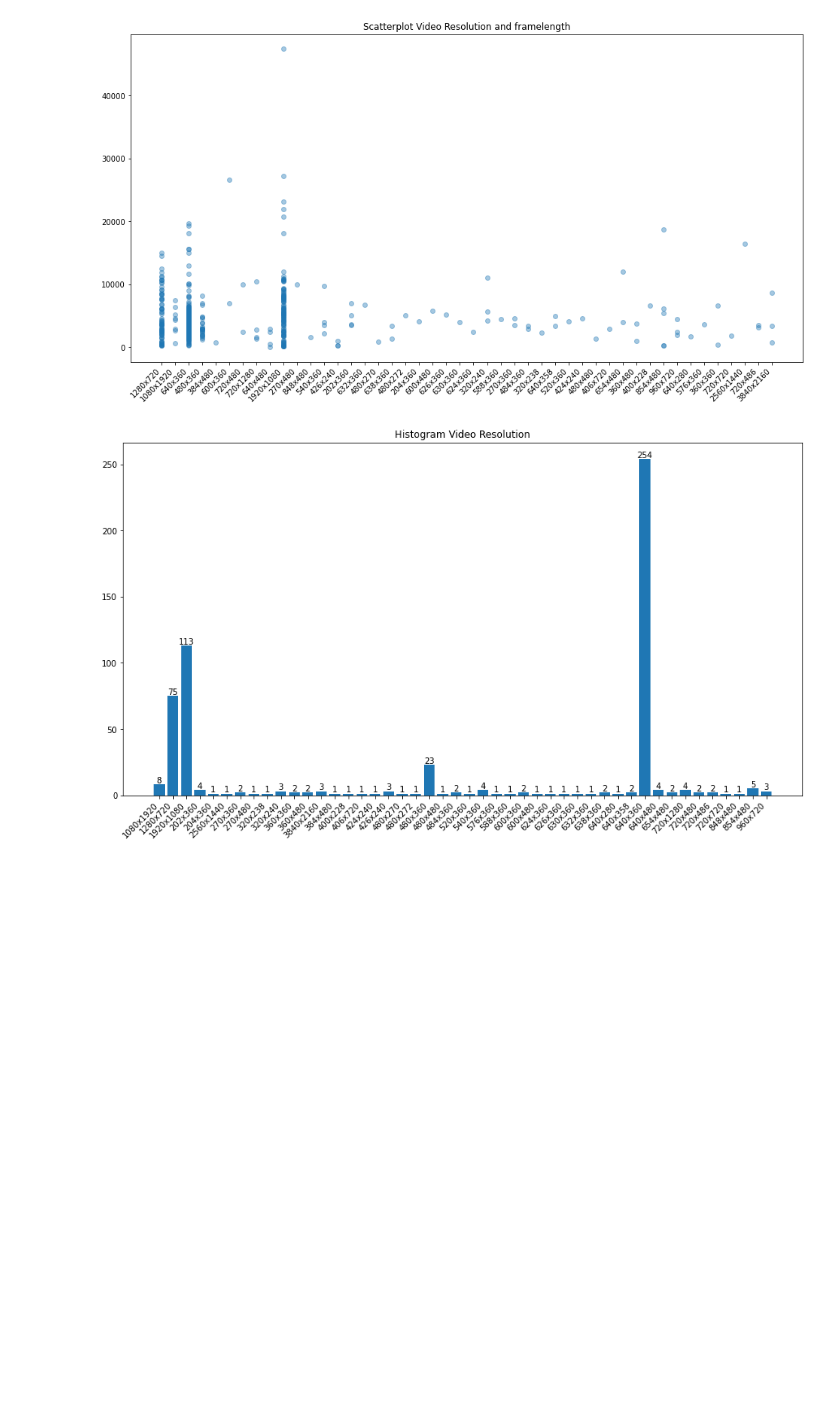
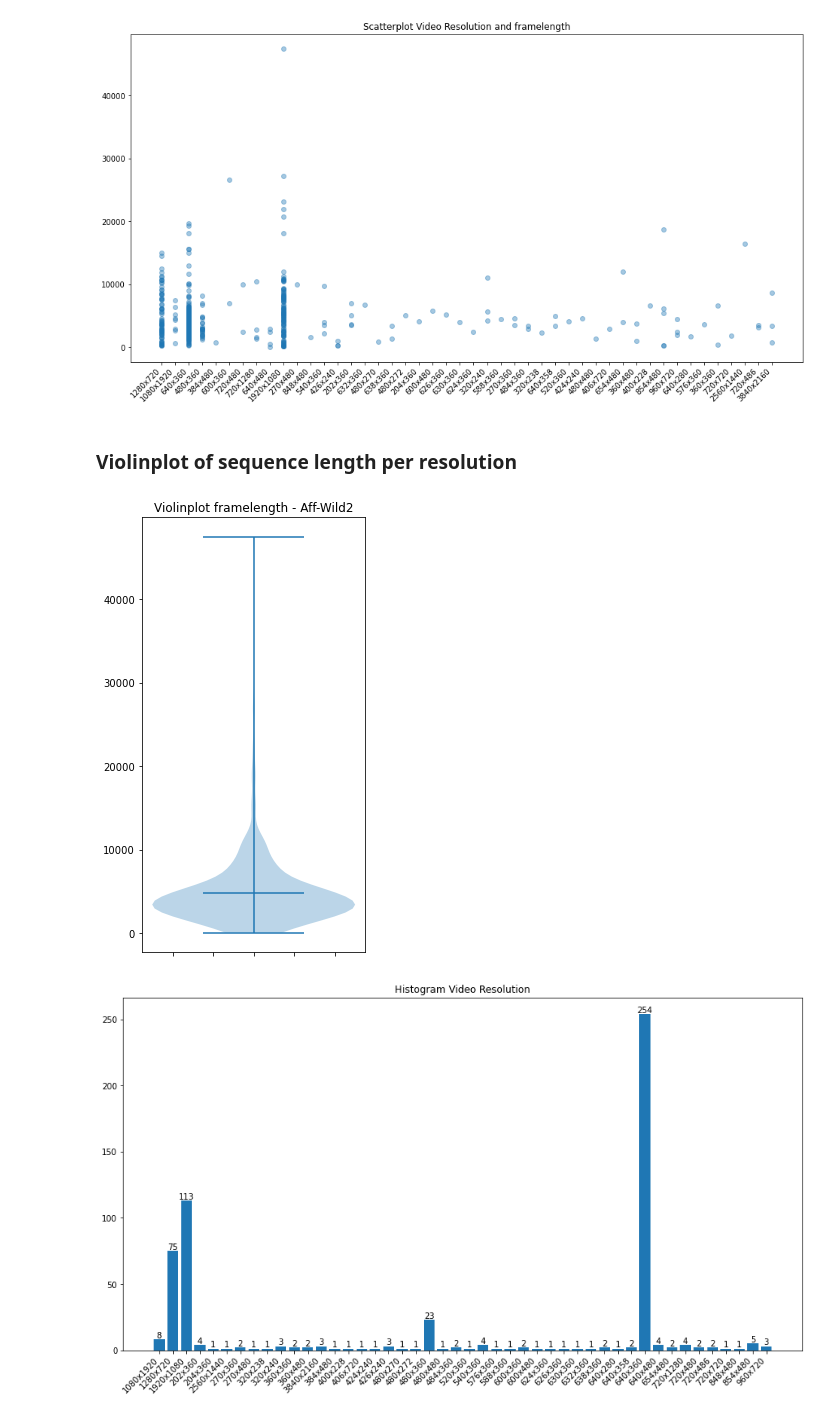
Before and after one commit to ion-elgreco/thesis-FER, a Jupyter notebook: EDA_Aff-Wild2.ipynb, the cells around one changed output. Cells and saved outputs as stored; diff of their text form; code cells hidden in the pictures; blank space fills up the shorter version.

```diff
--- a/EDA_Aff-Wild2.ipynb
+++ b/EDA_Aff-Wild2.ipynb
@@ -224,6 +224,15 @@ axes.scatter(names, AW2_all_sequenceslength, alpha=0.4)
 plt.xticks(rotation=45, ha="right");
 # %% [output]
 [figure]
+# %% [markdown]
+### Violinplot of sequence length per resolution
+# %%
+fig, axes = plt.subplots(figsize=(4, 8))
+axes.set_title("Violinplot framelength - Aff-Wild2")
+axes.violinplot(AW2_all_sequenceslength, showmeans=True)
+axes.set_xticklabels([]);
+# %% [output]
+[figure, added]
 # %%
 AW2_res_dist = {
     resolution: names.count(resolution) for resolution in sorted(set(names))
```
Also changed, not shown: parts of 1 cell of this notebook, 1 other file.
